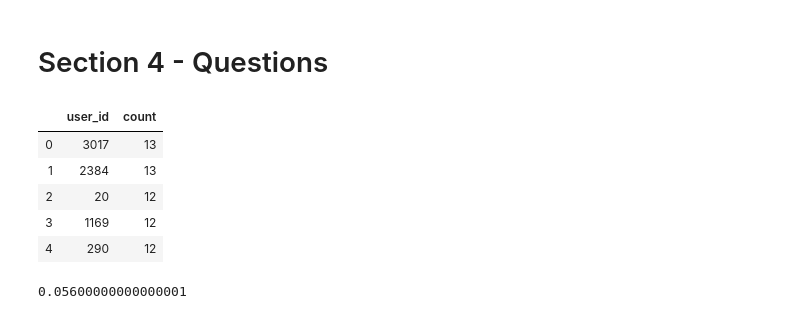
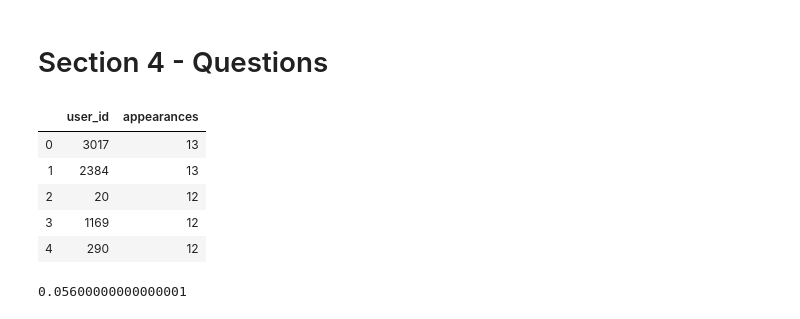
Before and after one commit to Lea1612/AI_Recommender_Systems, a Jupyter notebook: Notebook.ipynb, the cells around one changed output. Drawn from its saved outputs; the diff is of its cells as text; code cells hidden in the pictures.

```diff
--- a/Notebook.ipynb
+++ b/Notebook.ipynb
@@ -480,14 +479,14 @@ print(get_CBF_recommendations('Twilight (Twilight, #1)', cosine_sim))
 # %% [markdown]
 # Section 4 - Questions
 # %%
-high_ratings_df = test_df[test_df['rating'] >= 4]
-user_value_counts = high_ratings_df['user_id'].value_counts()
-result = pd.DataFrame(data={'user_id': user_value_counts.index.tolist(), 'count': user_value_counts.values.tolist()})
-result_df = result[result['count'] >= 10]
+high_rate_test_df = test_df[test_df['rating'] >= 4]
+user_value_counts = high_rate_test_df['user_id'].value_counts()
+user_value_counts_df = pd.DataFrame(data={'user_id': user_value_counts.index.tolist(), 'appearances': user_value_counts.values.tolist()})
+user_value_counts_df = user_value_counts_df[user_value_counts_df['appearances'] >= 10]
 
-result_df.head()
+user_value_counts_df.head()
 # %% [output]
-|  | user_id | count |
+|  | user_id | appearances |
 | 0 | 3017 | 13 |
 | 1 | 2384 | 13 |
 | 2 | 20 | 12 |
```
Also changed, not shown: parts of 14 cells of this notebook.
